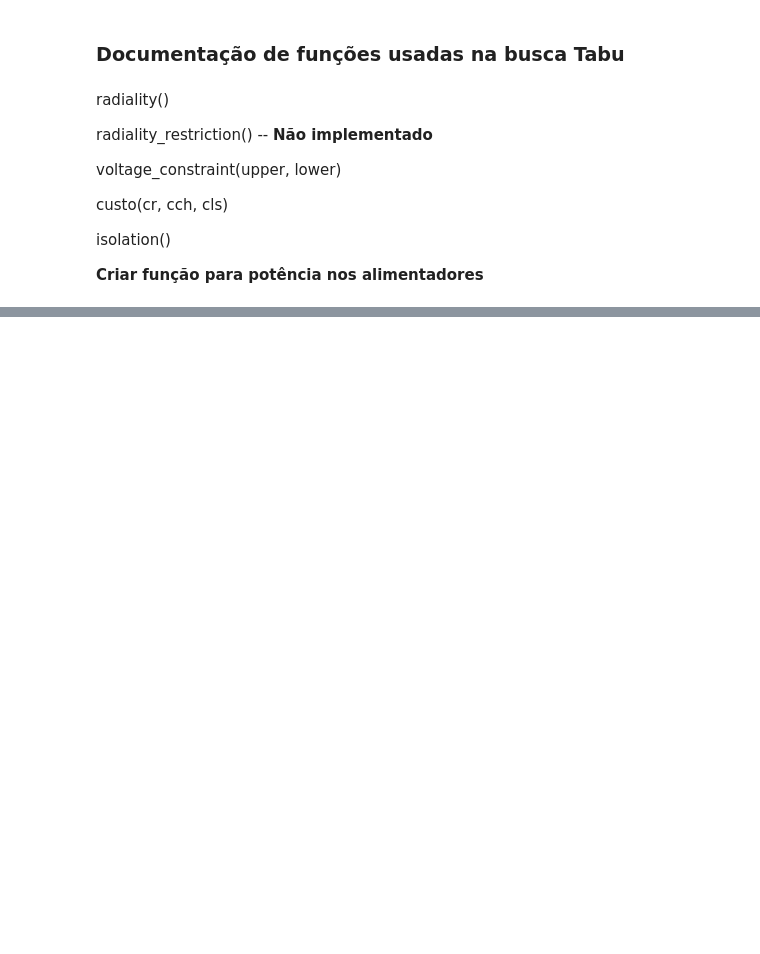
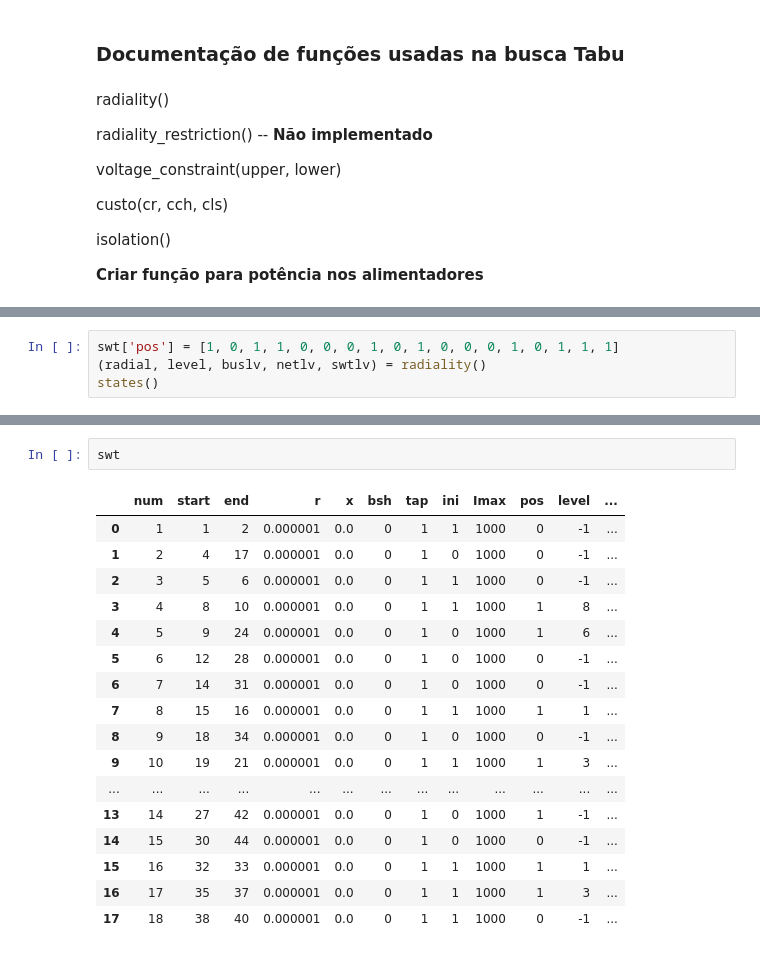
Before and after one commit to TeradaZenichi/dnotools, a Jupyter notebook: Fluxo_de_carga_radial.ipynb, the cells around one changed output, grey strips where cells are left out. Drawn from its saved outputs; the diff is of its cells as text; blank space fills up the shorter version.

```diff
--- a/Fluxo_de_carga_radial.ipynb
+++ b/Fluxo_de_carga_radial.ipynb
@@ -358,0 +352,4 @@ array([0, 0, 0, 0, 0, 0, 0, 0, 0, 0, 0, 0, 0, 0, 0, 0, 0, 0])
+# %%
+swt['pos'] = [1, 0, 1, 1, 0, 0, 0, 1, 0, 1, 0, 0, 0, 1, 0, 1, 1, 1]
+(radial, level, buslv, netlv, swtlv) = radiality()
+states()
@@ -358,0 +376,20 @@ array([0, 0, 0, 0, 0, 0, 0, 0, 0, 0, 0, 0, 0, 0, 0, 0, 0, 0])
+# %%
+swt
+# %% [output]
+|  | num | start | end | r | x | bsh | tap | ini | Imax | pos | level | ... |
+| 0 | 1 | 1 | 2 | 0.000001 | 0.0 | 0 | 1 | 1 | 1000 | 0 | -1 | ... |
+| 1 | 2 | 4 | 17 | 0.000001 | 0.0 | 0 | 1 | 0 | 1000 | 0 | -1 | ... |
+| 2 | 3 | 5 | 6 | 0.000001 | 0.0 | 0 | 1 | 1 | 1000 | 0 | -1 | ... |
+| 3 | 4 | 8 | 10 | 0.000001 | 0.0 | 0 | 1 | 1 | 1000 | 1 | 8 | ... |
+| 4 | 5 | 9 | 24 | 0.000001 | 0.0 | 0 | 1 | 0 | 1000 | 1 | 6 | ... |
+| 5 | 6 | 12 | 28 | 0.000001 | 0.0 | 0 | 1 | 0 | 1000 | 0 | -1 | ... |
+| 6 | 7 | 14 | 31 | 0.000001 | 0.0 | 0 | 1 | 0 | 1000 | 0 | -1 | ... |
+| 7 | 8 | 15 | 16 | 0.000001 | 0.0 | 0 | 1 | 1 | 1000 | 1 | 1 | ... |
+| 8 | 9 | 18 | 34 | 0.000001 | 0.0 | 0 | 1 | 0 | 1000 | 0 | -1 | ... |
+| 9 | 10 | 19 | 21 | 0.000001 | 0.0 | 0 | 1 | 1 | 1000 | 1 | 3 | ... |
+| ... | ... | ... | ... | ... | ... | ... | ... | ... | ... | ... | ... | ... |
+| 13 | 14 | 27 | 42 | 0.000001 | 0.0 | 0 | 1 | 0 | 1000 | 1 | -1 | ... |
+| 14 | 15 | 30 | 44 | 0.000001 | 0.0 | 0 | 1 | 0 | 1000 | 0 | -1 | ... |
+| 15 | 16 | 32 | 33 | 0.000001 | 0.0 | 0 | 1 | 1 | 1000 | 1 | 1 | ... |
+| 16 | 17 | 35 | 37 | 0.000001 | 0.0 | 0 | 1 | 1 | 1000 | 1 | 3 | ... |
+| 17 | 18 | 38 | 40 | 0.000001 | 0.0 | 0 | 1 | 1 | 1000 | 0 | -1 | ... |
```
Also changed, not shown: parts of 5 cells of this notebook.
